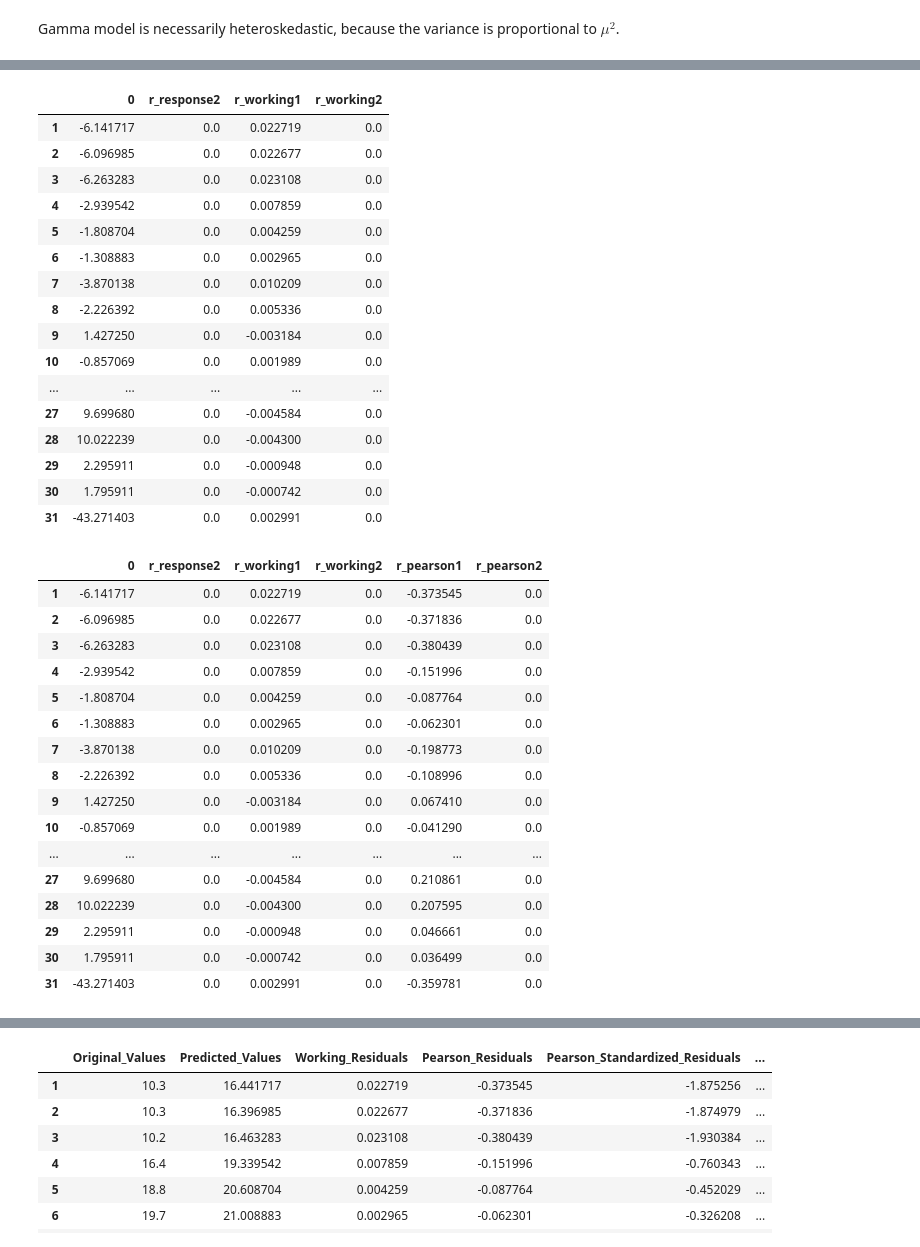
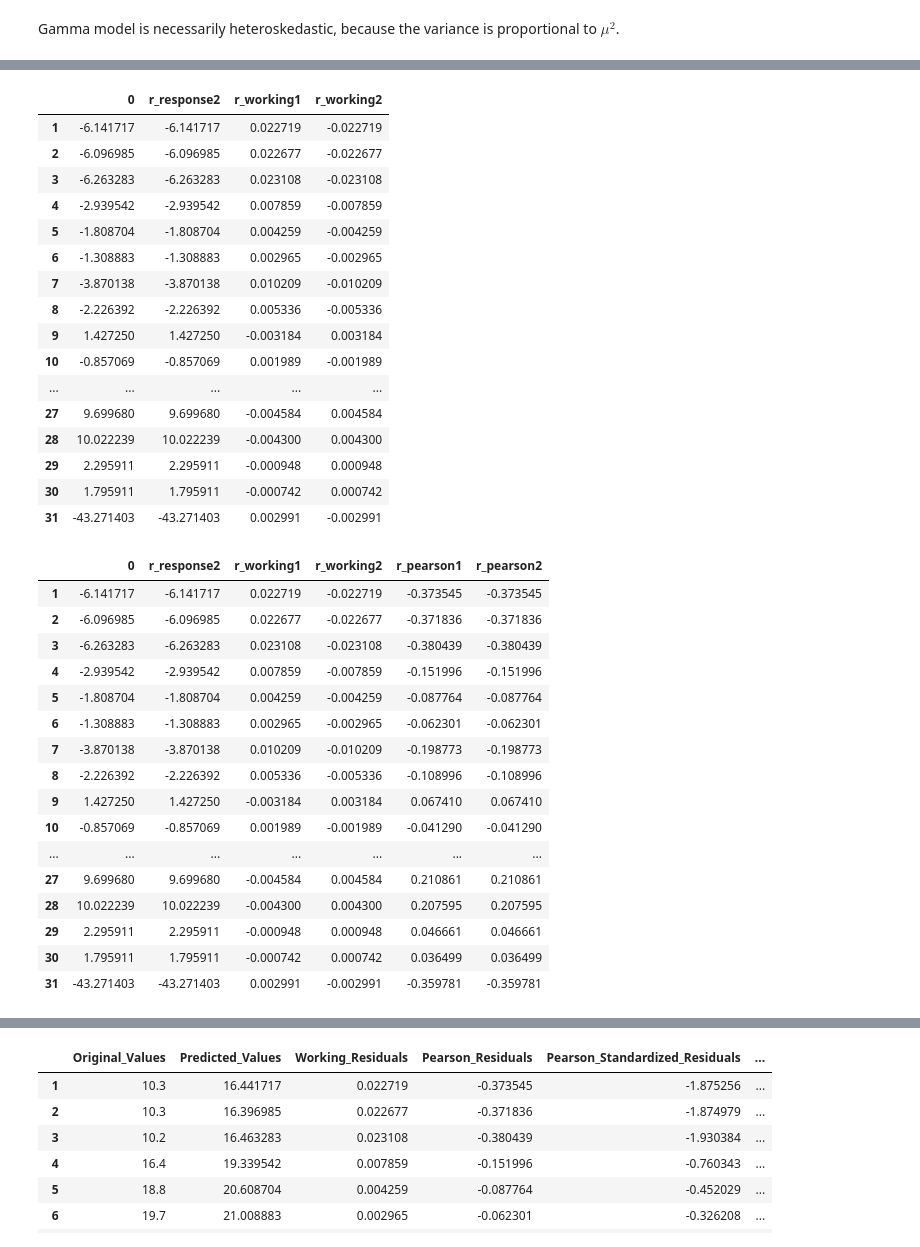
Before and after one commit to francji1/01ZLMA, a Jupyter notebook: code/01ZLMA_ex05_GLM_Model_Diagnostics.ipynb, the cells around one changed output, grey strips where cells are left out. Drawn from its saved outputs; the diff is of its cells as text; code cells hidden in the pictures.

```diff
--- a/code/01ZLMA_ex05_GLM_Model_Diagnostics.ipynb
+++ b/code/01ZLMA_ex05_GLM_Model_Diagnostics.ipynb
@@ -357,8 +450,7 @@ The deviance residuals are the generalization of the residuals from the classica
 Gamma model is necessarily heteroskedastic, because the variance is  proportional to $μ^2$.
 # %%
 # Residuals
-expected = trees_m1.predict(exog=trees)
-print(expected)
+observed = trees_m1.model.endog
 estimates = trees_m1.fittedvalues
 v = estimates**2 # for gamma distribution used in our model with trees dataset
 # If we have Poisson distribution, v = estimates, Bernouli v = estimates(1-estimates), ....
@@ -383,7 +457,7 @@ dtype: float64
 # %%
 # Response residuals
 r_response1 = trees_m1.resid_response
-r_response2 = expected - estimates
+r_response2 = observed - estimates
 df = pd.DataFrame(r_response1)
 df['r_response2'] = r_response2
 df
@@ -408,50 +482,50 @@ df
 # %%
 # Working residuals
 r_working1 = trees_m1.resid_working
-r_working2 = (expected - estimates) / v
+r_working2 = (observed - estimates) / v
 df['r_working1'] = r_working1
 df['r_working2'] = r_working2
 df
 # %% [output]
 |  | 0 | r_response2 | r_working1 | r_working2 |
-| 1 | -6.141717 | 0.0 | 0.022719 | 0.0 |
-| 2 | -6.096985 | 0.0 | 0.022677 | 0.0 |
-| 3 | -6.263283 | 0.0 | 0.023108 | 0.0 |
-| 4 | -2.939542 | 0.0 | 0.007859 | 0.0 |
-| 5 | -1.808704 | 0.0 | 0.004259 | 0.0 |
-| 6 | -1.308883 | 0.0 | 0.002965 | 0.0 |
-| 7 | -3.870138 | 0.0 | 0.010209 | 0.0 |
-| 8 | -2.226392 | 0.0 | 0.005336 | 0.0 |
-| 9 | 1.427250 | 0.0 | -0.003184 | 0.0 |
-| 10 | -0.857069 | 0.0 | 0.001989 | 0.0 |
+| 1 | -6.141717 | -6.141717 | 0.022719 | -0.022719 |
+| 2 | -6.096985 | -6.096985 | 0.022677 | -0.022677 |
+| 3 | -6.263283 | -6.263283 | 0.023108 | -0.023108 |
+| 4 | -2.939542 | -2.939542 | 0.007859 | -0.007859 |
+| 5 | -1.808704 | -1.808704 | 0.004259 | -0.004259 |
+| 6 | -1.308883 | -1.308883 | 0.002965 | -0.002965 |
+| 7 | -3.870138 | -3.870138 | 0.010209 | -0.010209 |
+| 8 | -2.226392 | -2.226392 | 0.005336 | -0.005336 |
+| 9 | 1.427250 | 1.427250 | -0.003184 | 0.003184 |
+| 10 | -0.857069 | -0.857069 | 0.001989 | -0.001989 |
 | ... | ... | ... | ... | ... |
-| 27 | 9.699680 | 0.0 | -0.004584 | 0.0 |
-| 28 | 10.022239 | 0.0 | -0.004300 | 0.0 |
-| 29 | 2.295911 | 0.0 | -0.000948 | 0.0 |
-| 30 | 1.795911 | 0.0 | -0.000742 | 0.0 |
-| 31 | -43.271403 | 0.0 | 0.002991 | 0.0 |
+| 27 | 9.699680 | 9.699680 | -0.004584 | 0.004584 |
+| 28 | 10.022239 | 10.022239 | -0.004300 | 0.004300 |
+| 29 | 2.295911 | 2.295911 | -0.000948 | 0.000948 |
+| 30 | 1.795911 | 1.795911 | -0.000742 | 0.000742 |
+| 31 | -43.271403 | -43.271403 | 0.002991 | -0.002991 |
 # %%
 # Pearson residuals
 r_pearson1 = trees_m1.resid_pearson # Pearson residuals from resid() function
-r_pearson2 = (expected - estimates) / np.sqrt(v)    # Pearson residuals from above definitionf for gamma
+r_pearson2 = (observed - estimates) / np.sqrt(v)    # Pearson residuals from above definitionf for gamma
 df['r_pearson1'] = r_pearson1
 df['r_pearson2'] = r_pearson2
 df
 # %% [output]
 |  | 0 | r_response2 | r_working1 | r_working2 | r_pearson1 | r_pearson2 |
-| 1 | -6.141717 | 0.0 | 0.022719 | 0.0 | -0.373545 | 0.0 |
-| 2 | -6.096985 | 0.0 | 0.022677 | 0.0 | -0.371836 | 0.0 |
-| 3 | -6.263283 | 0.0 | 0.023108 | 0.0 | -0.380439 | 0.0 |
-| 4 | -2.939542 | 0.0 | 0.007859 | 0.0 | -0.151996 | 0.0 |
-| 5 | -1.808704 | 0.0 | 0.004259 | 0.0 | -0.087764 | 0.0 |
-| 6 | -1.308883 | 0.0 | 0.002965 | 0.0 | -0.062301 | 0.0 |
-| 7 | -3.870138 | 0.0 | 0.010209 | 0.0 | -0.198773 | 0.0 |
-| 8 | -2.226392 | 0.0 | 0.005336 | 0.0 | -0.108996 | 0.0 |
-| 9 | 1.427250 | 0.0 | -0.003184 | 0.0 | 0.067410 | 0.0 |
-| 10 | -0.857069 | 0.0 | 0.001989 | 0.0 | -0.041290 | 0.0 |
+| 1 | -6.141717 | -6.141717 | 0.022719 | -0.022719 | -0.373545 | -0.373545 |
+| 2 | -6.096985 | -6.096985 | 0.022677 | -0.022677 | -0.371836 | -0.371836 |
+| 3 | -6.263283 | -6.263283 | 0.023108 | -0.023108 | -0.380439 | -0.380439 |
+| 4 | -2.939542 | -2.939542 | 0.007859 | -0.007859 | -0.151996 | -0.151996 |
+| 5 | -1.808704 | -1.808704 | 0.004259 | -0.004259 | -0.087764 | -0.087764 |
+| 6 | -1.308883 | -1.308883 | 0.002965 | -0.002965 | -0.062301 | -0.062301 |
+| 7 | -3.870138 | -3.870138 | 0.010209 | -0.010209 | -0.198773 | -0.198773 |
+| 8 | -2.226392 | -2.226392 | 0.005336 | -0.005336 | -0.108996 | -0.108996 |
+| 9 | 1.427250 | 1.427250 | -0.003184 | 0.003184 | 0.067410 | 0.067410 |
+| 10 | -0.857069 | -0.857069 | 0.001989 | -0.001989 | -0.041290 | -0.041290 |
 | ... | ... | ... | ... | ... | ... | ... |
-| 27 | 9.699680 | 0.0 | -0.004584 | 0.0 | 0.210861 | 0.0 |
-| 28 | 10.022239 | 0.0 | -0.004300 | 0.0 | 0.207595 | 0.0 |
-| 29 | 2.295911 | 0.0 | -0.000948 | 0.0 | 0.046661 | 0.0 |
-| 30 | 1.795911 | 0.0 | -0.000742 | 0.0 | 0.036499 | 0.0 |
-| 31 | -43.271403 | 0.0 | 0.002991 | 0.0 | -0.359781 | 0.0 |
+| 27 | 9.699680 | 9.699680 | -0.004584 | 0.004584 | 0.210861 | 0.210861 |
+| 28 | 10.022239 | 10.022239 | -0.004300 | 0.004300 | 0.207595 | 0.207595 |
+| 29 | 2.295911 | 2.295911 | -0.000948 | 0.000948 | 0.046661 | 0.046661 |
+| 30 | 1.795911 | 1.795911 | -0.000742 | 0.000742 | 0.036499 | 0.036499 |
+| 31 | -43.271403 | -43.271403 | 0.002991 | -0.002991 | -0.359781 | -0.359781 |
```
Also changed, not shown: parts of 61 cells of this notebook.
